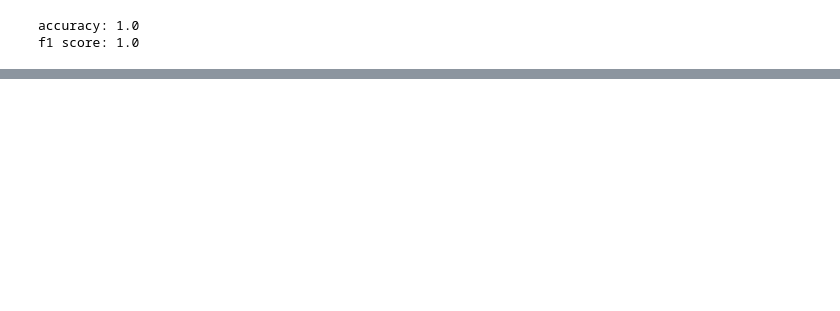
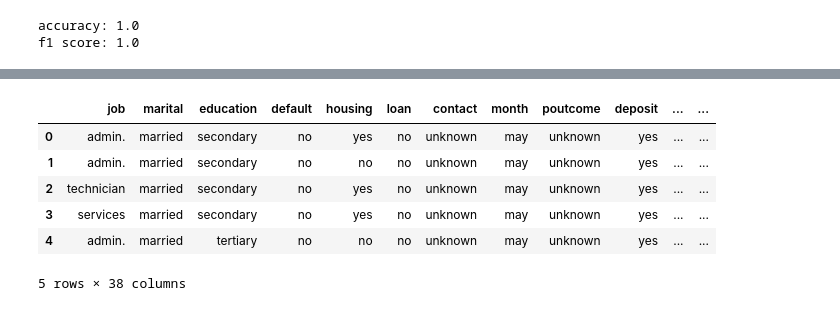
Before and after one commit to wizard653/OSDA3, a Jupyter notebook: FCALC/exmp.ipynb, the cells around one changed output, grey strips where cells are left out. Cells and saved outputs as stored; diff of their text form; code cells hidden in the pictures; blank space fills up the shorter version.

```diff
--- a/FCALC/exmp.ipynb
+++ b/FCALC/exmp.ipynb
@@ -126,0 +160,2 @@ pat_cls.predict(X_test.values)
+# %%
+df = pd.read_csv('data_sets/bank.csv')
@@ -126,0 +180,4 @@ pat_cls.predict(X_test.values)
+# %%
+numerical_columns = ['age', 'balance', 'day', 'duration', 'campaign', 'pdays', 'previous']
+numerical_stats = df[numerical_columns].describe()
+numerical_stats
@@ -126,0 +194,39 @@ pat_cls.predict(X_test.values)
+# %%
+def bin_numerical_data(data, column, bins, labels):
+    data[column] = pd.cut(data[column], bins=bins, labels=labels, right=False)
+    return pd.get_dummies(data, columns=[column])
+
+# Определение диапазонов и меток для каждой числовой переменной
+age_bins = [18, 31, 41, 51, 61, 96]
+age_labels = ['18-30', '31-40', '41-50', '51-60', '61+']
+
+balance_bins = [-float('inf'), 0, 1001, 3001, 5001, float('inf')]
+balance_labels = ['negative', '0-1000', '1001-3000', '3001-5000', '5001+']
+
+day_bins = [1, 11, 21, 32]
+day_labels = ['1-10', '11-20', '21-31']
+
+duration_bins = [0, 101, 201, 301, 401, float('inf')]
+duration_labels = ['0-100', '101-200', '201-300', '301-400', '401+']
+
+campaign_bins = [1, 3, 5, float('inf')]
+campaign_labels = ['1-2', '3-4', '5+']
+
+pdays_bins = [-float('inf'), 0, 101, 201, float('inf')]
+pdays_labels = ['not_contacted', '0-100', '101-200', '201+']
+
+previous_bins = [0, 1, 3, float('inf')]
+previous_labels = ['0', '1-2', '3+']
+for column, bins, labels in zip(numerical_columns,
+                                [age_bins, balance_bins, day_bins, duration_bins, campaign_bins, pdays_bins, previous_bins],
+                                [age_labels, balance_labels, day_labels, duration_labels, campaign_labels, pdays_labels, previous_labels]):
+    df = bin_numerical_data(df, column, bins, labels)
+df.head()
+# %% [output]
+|  | job | marital | education | default | housing | loan | contact | month | poutcome | deposit | ... | ... |
+| 0 | admin. | married | secondary | no | yes | no | unknown | may | unknown | yes | ... | ... |
+| 1 | admin. | married | secondary | no | no | no | unknown | may | unknown | yes | ... | ... |
+| 2 | technician | married | secondary | no | yes | no | unknown | may | unknown | yes | ... | ... |
+| 3 | services | married | secondary | no | yes | no | unknown | may | unknown | yes | ... | ... |
+| 4 | admin. | married | tertiary | no | no | no | unknown | may | unknown | yes | ... | ... |
+5 rows × 38 columns
```
Also changed, not shown: parts of 30 cells of this notebook, 6 other files.
